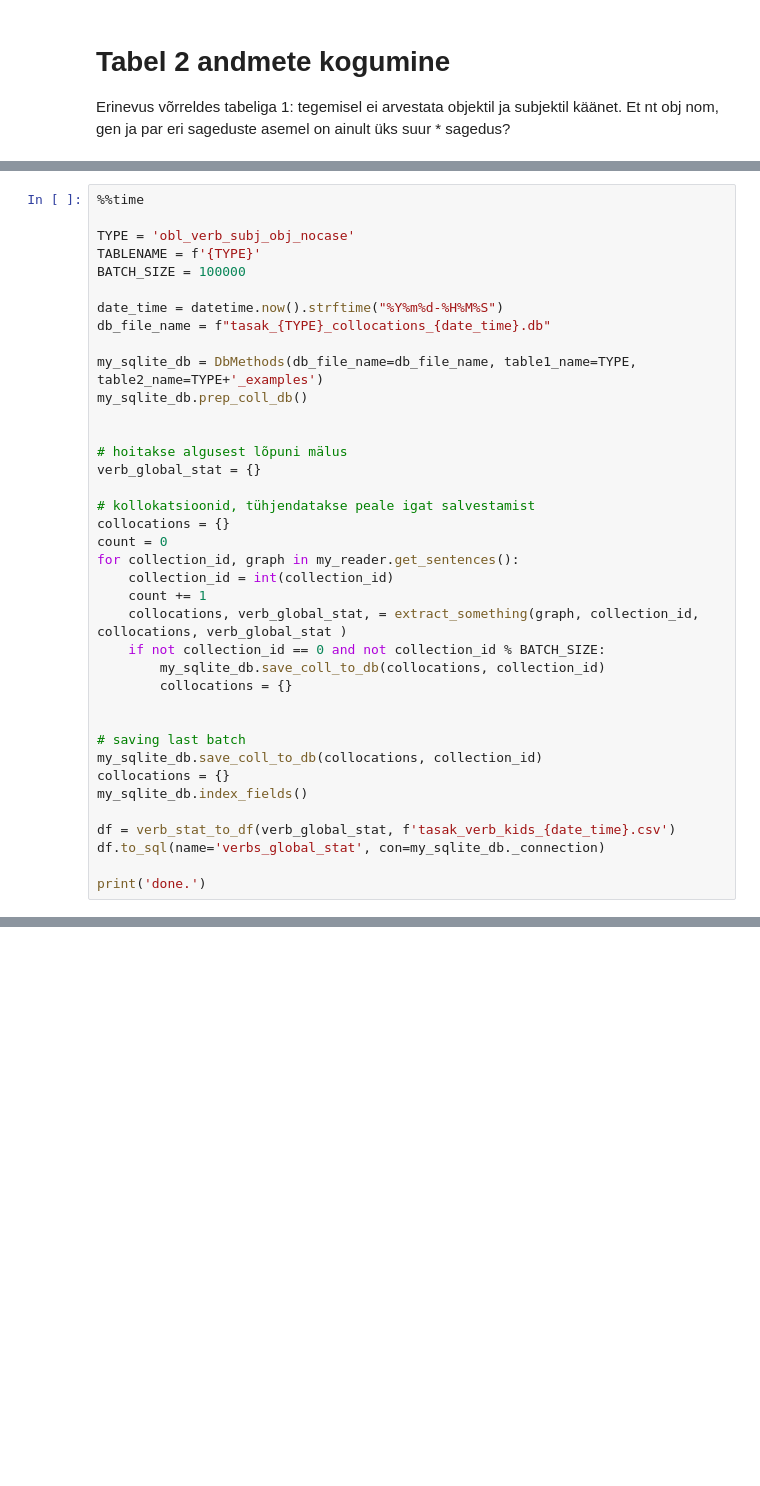
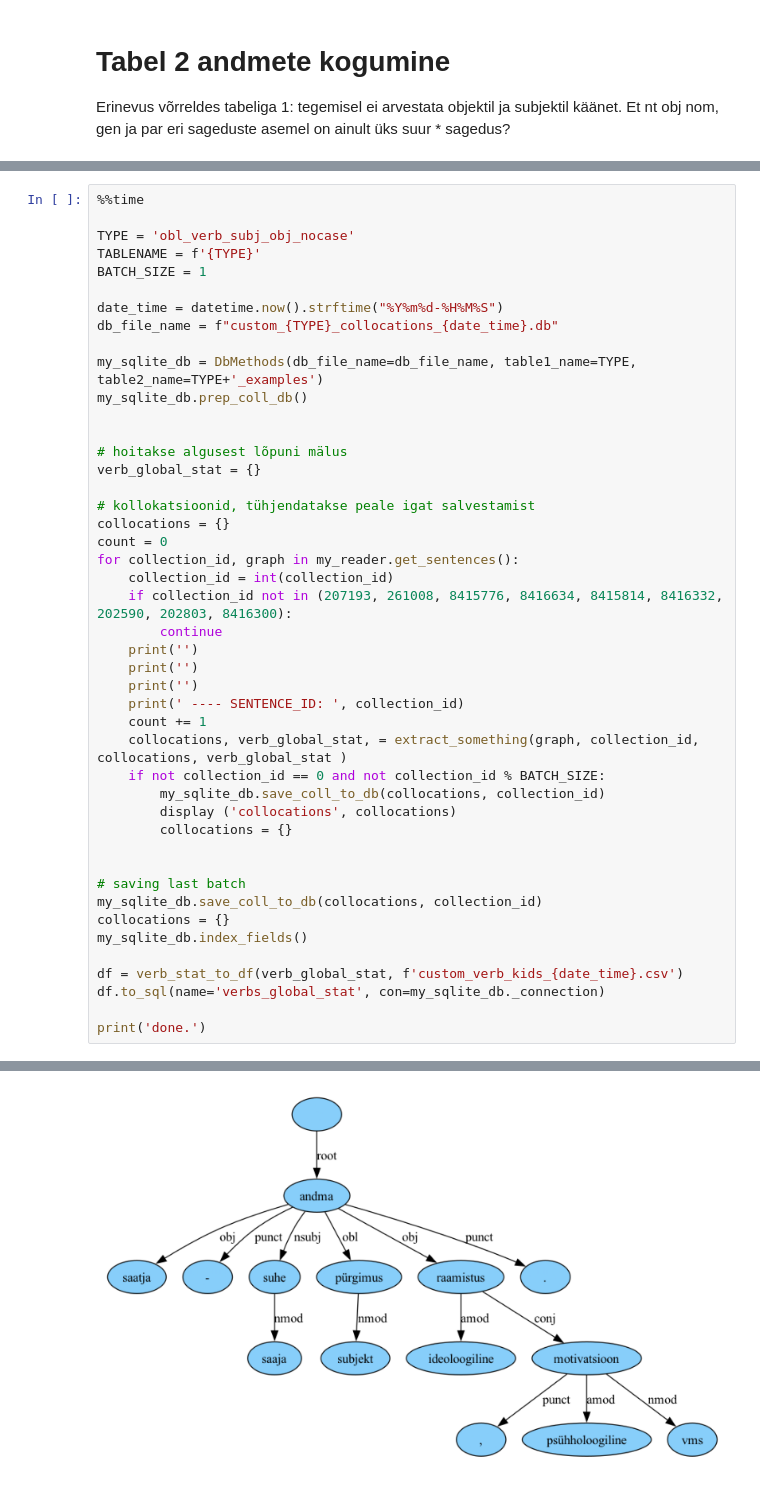
Before and after one commit to rabauti/prg1978, a Jupyter notebook: 2_collect_data.ipynb, the cells around one changed output, grey strips where cells are left out. Saved outputs shown, nothing was run; the diff lists cells and outputs as text; blank space fills up the shorter version.

Commit message:
custom sentences only

```diff
--- a/2_collect_data.ipynb
+++ b/2_collect_data.ipynb
@@ -32,10 +32,10 @@ Wall time: 37.9 µs
 
 TYPE = 'obl_verb_subj_obj_nocase'
 TABLENAME = f'{TYPE}'
-BATCH_SIZE = 100000
+BATCH_SIZE = 1
 
 date_time = datetime.now().strftime("%Y%m%d-%H%M%S")
-db_file_name = f"tasak_{TYPE}_collocations_{date_time}.db"
+db_file_name = f"custom_{TYPE}_collocations_{date_time}.db"
 
 my_sqlite_db = DbMethods(db_file_name=db_file_name, table1_name=TYPE, table2_name=TYPE+'_examples')
 my_sqlite_db.prep_coll_db()
@@ -49,10 +49,17 @@ collocations = {}
 count = 0
 for collection_id, graph in my_reader.get_sentences():
     collection_id = int(collection_id)
+    if collection_id not in (207193, 261008, 8415776, 8416634, 8415814, 8416332, 202590, 202803, 8416300):
+        continue
+    print('')
+    print('')
+    print('')
+    print(' ---- SENTENCE_ID: ', collection_id)
     count += 1
     collocations, verb_global_stat, = extract_something(graph, collection_id, collocations, verb_global_stat )
     if not collection_id == 0 and not collection_id % BATCH_SIZE:
         my_sqlite_db.save_coll_to_db(collocations, collection_id)
+        display ('collocations', collocations)
         collocations = {}
 
 
@@ -61,7 +68,7 @@ my_sqlite_db.save_coll_to_db(collocations, collection_id)
 collocations = {}
 my_sqlite_db.index_fields()
 
-df = verb_stat_to_df(verb_global_stat, f'tasak_verb_kids_{date_time}.csv')
+df = verb_stat_to_df(verb_global_stat, f'custom_verb_kids_{date_time}.csv')
 df.to_sql(name='verbs_global_stat', con=my_sqlite_db._connection)
 
 print('done.')
@@ -70,0 +79 @@ andmebaasi salvestatud kollokatsioonid kollektsioonidest: 0 - 200000
+[figure, added]
```
Also changed, not shown: parts of 2 cells of this notebook, 2 other files.
